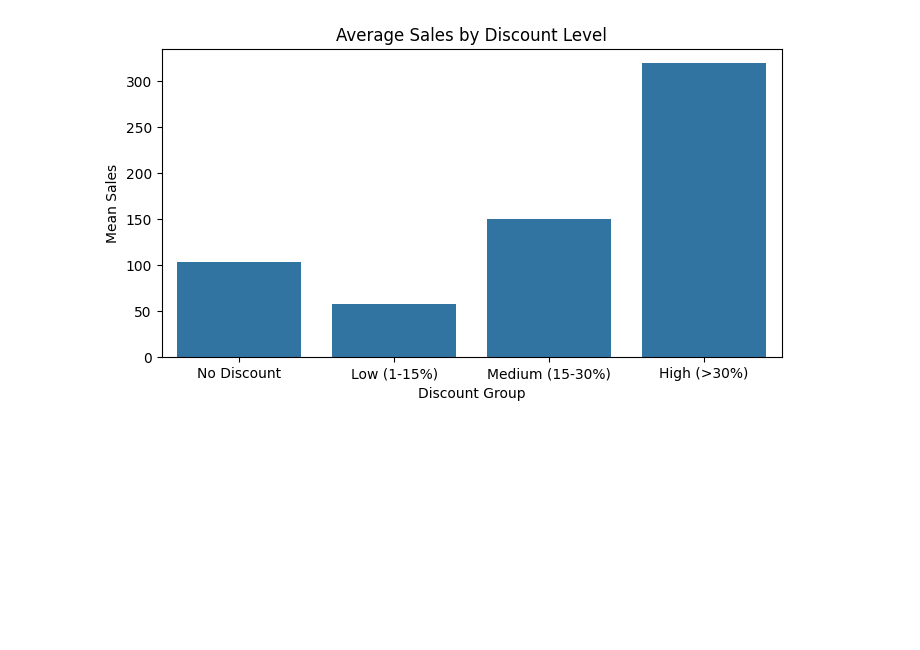
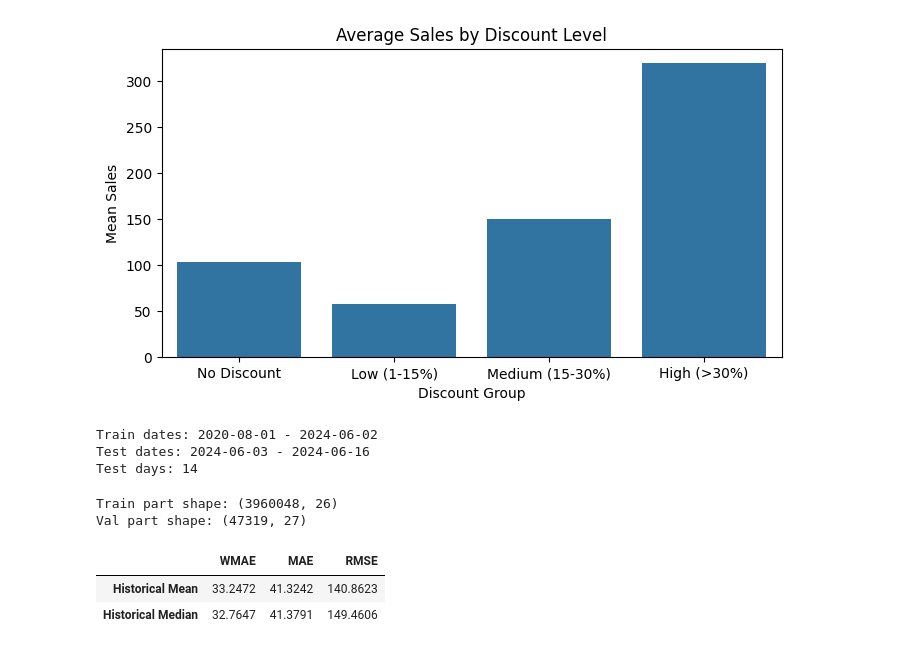
Before and after one commit to KtoxTheNisa/GROUP51_CENG313, a Jupyter notebook: assignment1_eda_baseline.ipynb, the cells around one changed output. Saved outputs shown, nothing was run; the diff lists cells and outputs as text; code cells hidden in the pictures; blank space fills up the shorter version.

```diff
--- a/assignment1_eda_baseline.ipynb
+++ b/assignment1_eda_baseline.ipynb
@@ -329,3 +329,28 @@ plt.ylabel("Mean Sales")
 plt.show() #discount vs no discount looks like discount always helps, check by discount level
 # %% [output]
 [figure]
+# %%
+#check date ranges of train and test
+print("Train dates:", sales_train["date"].min(), "-", sales_train["date"].max())
+print("Test dates:", sales_test["date"].min(), "-", sales_test["date"].max())
+print("Test days:", sales_test["date"].nunique())
+# %% [output]
+Train dates: 2020-08-01 - 2024-06-02
+Test dates: 2024-06-03 - 2024-06-16
+Test days: 14
+# %%
+#split last 14 days for validation
+train_part, val_part = split_train_val(train_merged, val_days=14)
+#keep only products that are in test_weights
+val_part = val_part.merge(test_weights, on="unique_id", how="inner")
+print("Train part shape:", train_part.shape)
+print("Val part shape:", val_part.shape)
+#evaluate historical mean and median baselines
+baseline_results, pred_mean, pred_median = train_baseline_models(train_part, val_part)
+baseline_results
+# %% [output]
+Train part shape: (3960048, 26)
+Val part shape: (47319, 27)
+|  | WMAE | MAE | RMSE |
+| Historical Mean | 33.2472 | 41.3242 | 140.8623 |
+| Historical Median | 32.7647 | 41.3791 | 149.4606 |
```
Also changed, not shown: parts of 6 cells of this notebook.
